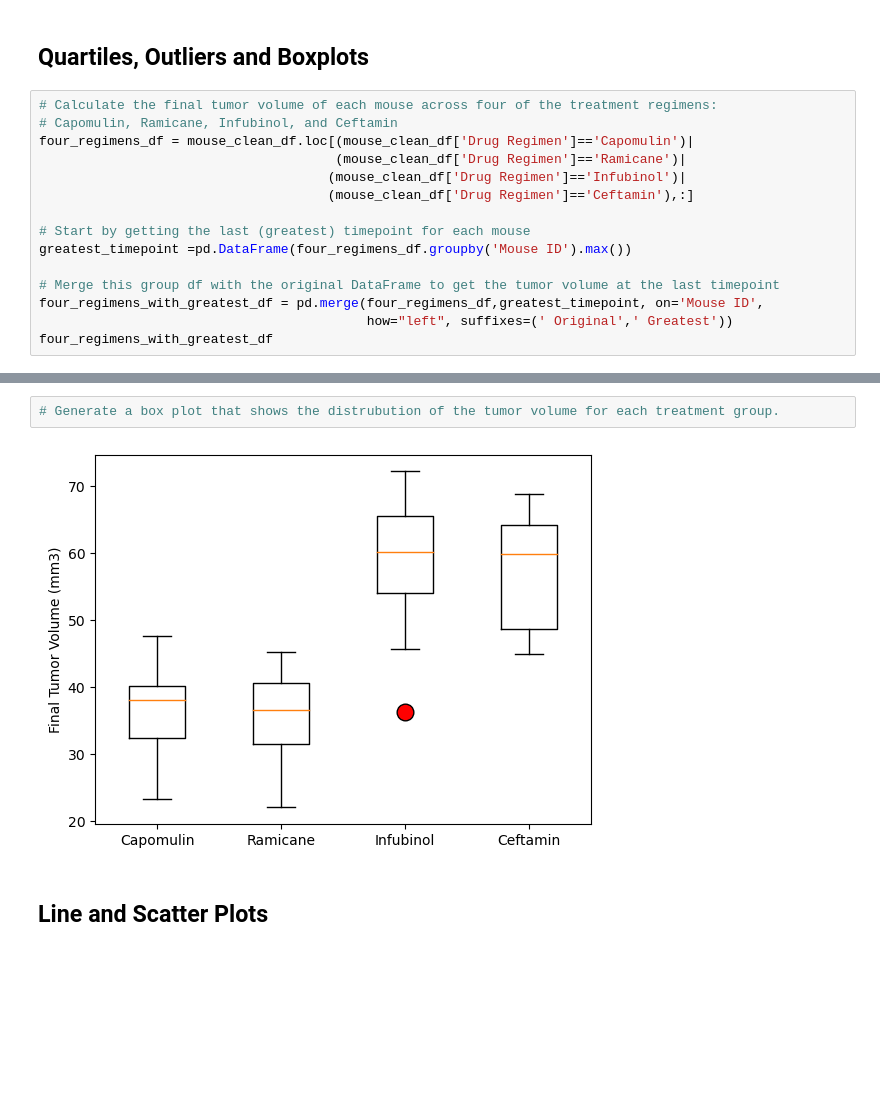
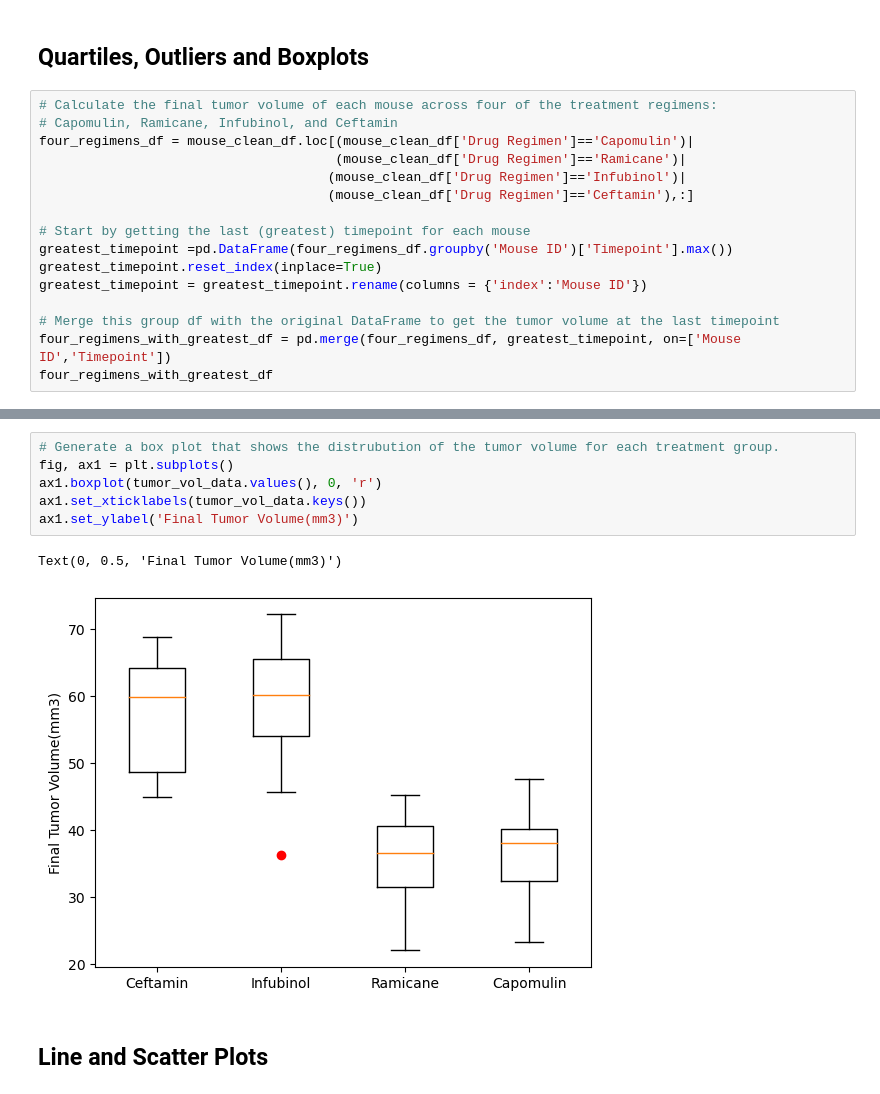
Before and after one commit to RyWheliss96/pymaceuticals_challenge, a Jupyter notebook: Pymaceuticals/pymaceuticals_starter.ipynb, the cells around one changed output, grey strips where cells are left out. Drawn from its saved outputs; the diff is of its cells as text; blank space fills up the shorter version.

```diff
--- a/Pymaceuticals/pymaceuticals_starter.ipynb
+++ b/Pymaceuticals/pymaceuticals_starter.ipynb
@@ -190,10 +194,11 @@ four_regimens_df = mouse_clean_df.loc[(mouse_clean_df['Drug Regimen']=='Capomuli
                                      (mouse_clean_df['Drug Regimen']=='Ceftamin'),:]
 
 # Start by getting the last (greatest) timepoint for each mouse
-greatest_timepoint =pd.DataFrame(four_regimens_df.groupby('Mouse ID').max())
+greatest_timepoint =pd.DataFrame(four_regimens_df.groupby('Mouse ID')['Timepoint'].max())
+greatest_timepoint.reset_index(inplace=True)
+greatest_timepoint = greatest_timepoint.rename(columns = {'index':'Mouse ID'})
 
 # Merge this group df with the original DataFrame to get the tumor volume at the last timepoint
-four_regimens_with_greatest_df = pd.merge(four_regimens_df,greatest_timepoint, on='Mouse ID',
-                                          how="left", suffixes=(' Original',' Greatest'))
+four_regimens_with_greatest_df = pd.merge(four_regimens_df, greatest_timepoint, on=['Mouse ID','Timepoint'])
 four_regimens_with_greatest_df
 # %% [output]
@@ -232,7 +279,12 @@ array(['Capomulin', 'Infubinol', 'Ramicane', 'Ceftamin'], dtype=object)
 # %%
 # Generate a box plot that shows the distrubution of the tumor volume for each treatment group.
+fig, ax1 = plt.subplots()
+ax1.boxplot(tumor_vol_data.values(), 0, 'r')
+ax1.set_xticklabels(tumor_vol_data.keys())
+ax1.set_ylabel('Final Tumor Volume(mm3)')
 # %% [output]
+Text(0, 0.5, 'Final Tumor Volume(mm3)')
-[figure, old version]
+[figure, new version]
 # %% [markdown]
 ## Line and Scatter Plots
 # %%
```
Also changed, not shown: parts of 9 cells of this notebook, 1 other file.
